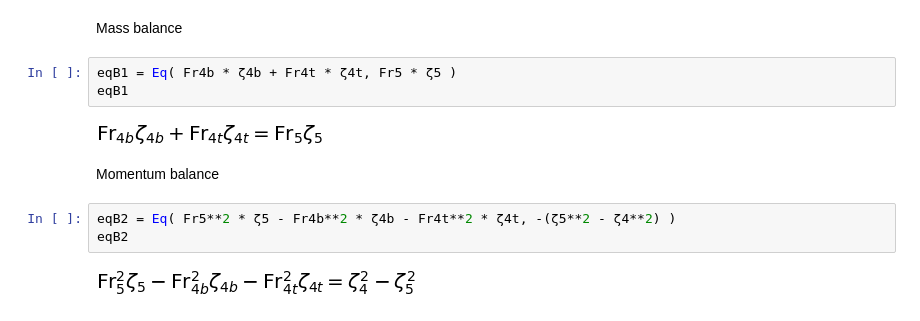
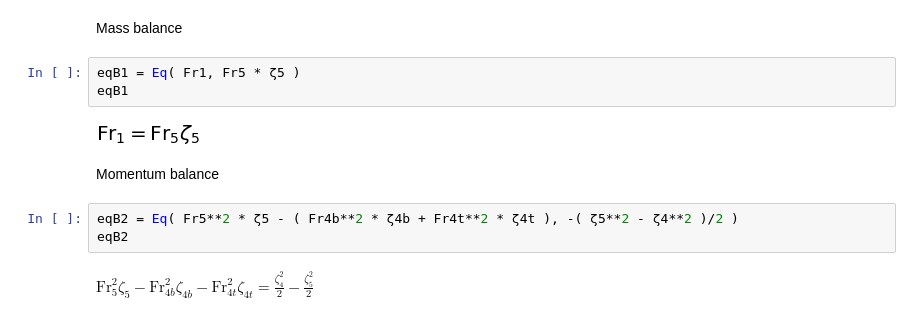
Before and after one commit to Pselae/MCTE_2020_2021, a Jupyter notebook: DiskActuator/Problem1.ipynb, the cells around one changed output. Saved outputs shown, nothing was run; the diff lists cells and outputs as text.

```diff
--- a/DiskActuator/Problem1.ipynb
+++ b/DiskActuator/Problem1.ipynb
@@ -79,17 +86,17 @@ EqCP.subs( [EqFr2t] ).subs( [EqCT] ).subs( data ).subs( sol[1] )
 # %% [markdown]
 Mass balance
 # %%
-eqB1 = Eq( Fr4b * ζ4b + Fr4t * ζ4t, Fr5 * ζ5 )
+eqB1 = Eq( Fr1, Fr5 * ζ5 )
 eqB1
 # %% [output]
-[figure, old version]
+[figure, new version]
 # %% [markdown]
 Momentum balance
 # %%
-eqB2 = Eq( Fr5**2 * ζ5 - Fr4b**2 * ζ4b - Fr4t**2 * ζ4t, -(ζ5**2 - ζ4**2) )
+eqB2 = Eq( Fr5**2 * ζ5 - ( Fr4b**2 * ζ4b + Fr4t**2 * ζ4t ), -( ζ5**2 - ζ4**2 )/2 )
 eqB2
 # %% [output]
-[figure, removed]
+$\displaystyle \mathrm{Fr}_5^{2} \zeta_{5} - \mathrm{Fr}_{4b}^{2} \zeta_{4b} - \mathrm{Fr}_{4t}^{2} \zeta_{4t} = \frac{\zeta_{4}^{2}}{2} - \frac{\zeta_{5}^{2}}{2}$
 # %%
 sys2 = [ eqB1.subs(data).subs( (sol[1]) ), eqB2.subs(data).subs( (sol[1]) ) ]
 sys2
```
Also changed, not shown: parts of 19 cells of this notebook.
